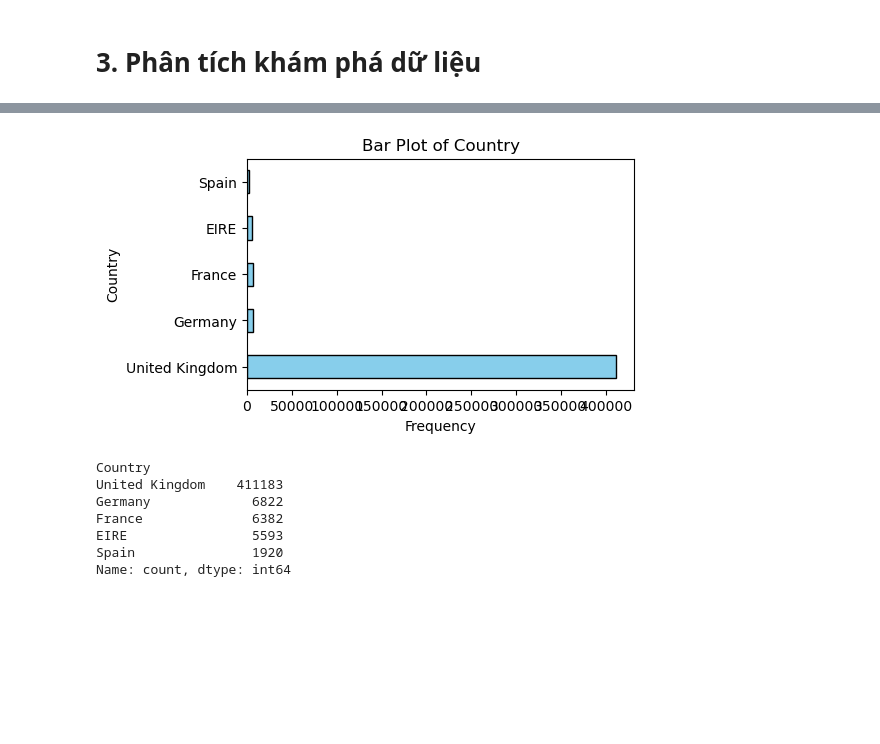
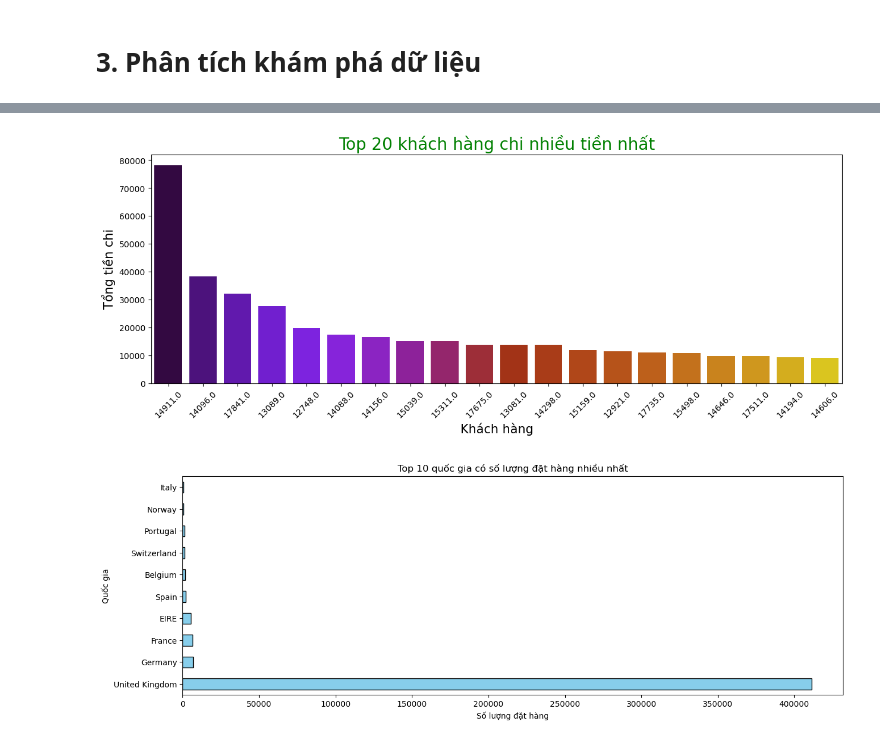
Before and after one commit to Hoang-Nghia-Duc/Hoang-Nghia-Duc-Association-Rule, a Jupyter notebook: GR8_AR.ipynb, the cells around one changed output, grey strips where cells are left out. Cells and saved outputs as stored; diff of their text form; code cells hidden in the pictures; blank space fills up the shorter version.

```diff
--- a/GR8_AR.ipynb
+++ b/GR8_AR.ipynb
@@ -279,16 +229,23 @@ plt.plot(x,p,'k', linewidth=2)
+# %%
+
+customer_df.index= customer_df.index.astype('str')
+plt.figure(figsize=(15,5))
+sns.barplot(x = customer_df.head(20).index, y = customer_df.head(20).values, palette = 'gnuplot')
+plt.xlabel('Khách hàng', size = 15)
+plt.xticks(rotation=45)
+plt.ylabel('Tổng tiền chi', size = 15)
+plt.title('Top 20 khách hàng chi nhiều tiền nhất', color = 'green', size = 20)
+plt.show()
+# %% [output]
+[figure, added]
 # %%
-df['Country'].value_counts().head(5).plot(kind='barh', color='skyblue', edgecolor='black')
-plt.title('Bar Plot of Country')
-plt.xlabel('Frequency')
-plt.ylabel('Country')
+
+plt.figure(figsize=(15,5))
+count_Country = df.groupby('Country')['InvoiceNo'].count()
+count_Country.sort_values(ascending=False).head(10).plot(kind='barh', color='skyblue', edgecolor='black')
+plt.title('Top 10 quốc gia có số lượng đặt hàng nhiều nhất')
+plt.xlabel('Số lượng đặt hàng')
+plt.ylabel('Quốc gia')
 plt.show()
-print(df['Country'].value_counts().head(5))
 # %% [output]
-[figure, old version]
+[figure, new version]
-Country
-United Kingdom    411183
-Germany             6822
-France              6382
-EIRE                5593
-Spain               1920
-Name: count, dtype: int64
```
Also changed, not shown: parts of 32 cells of this notebook.
